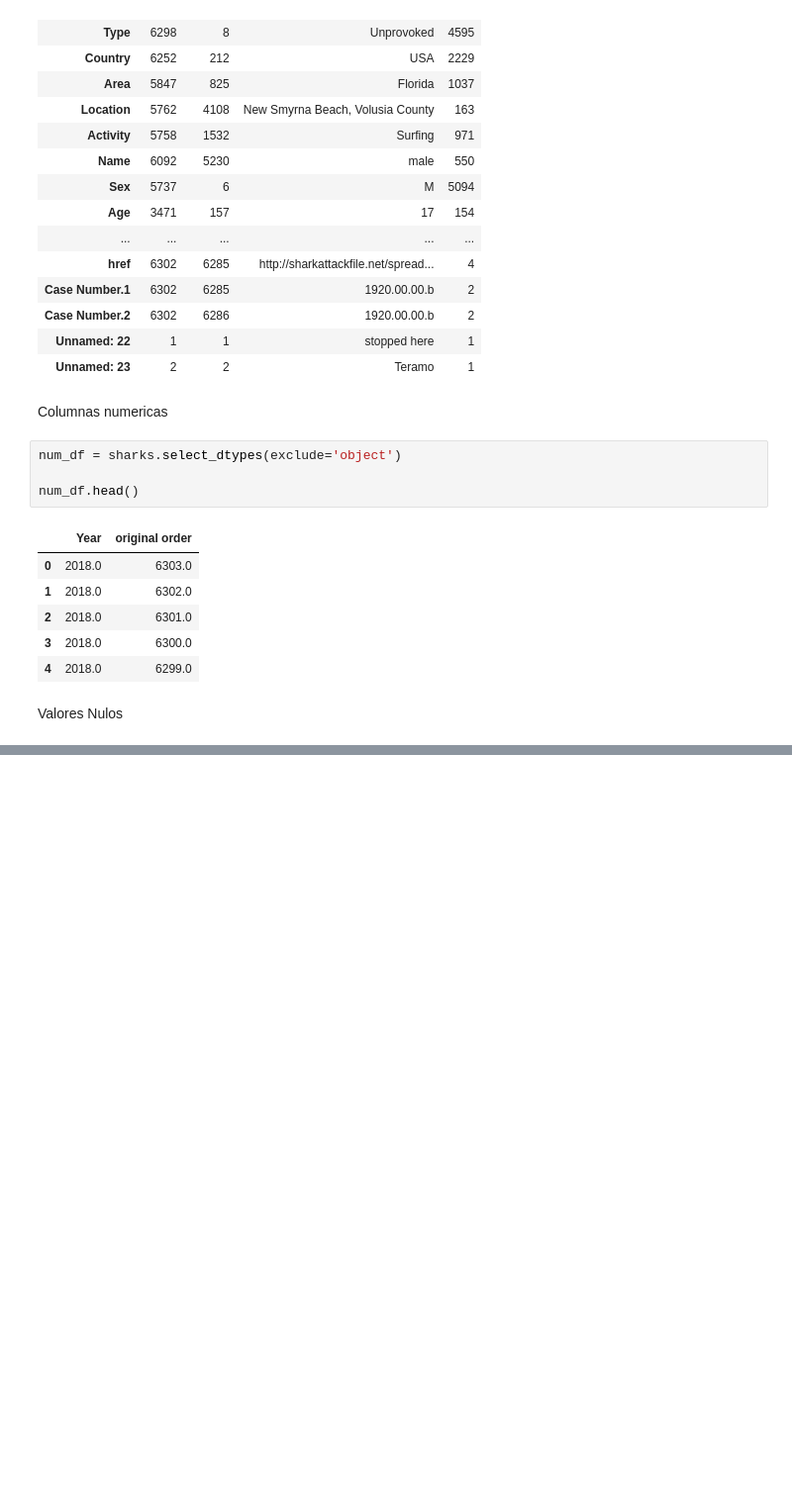
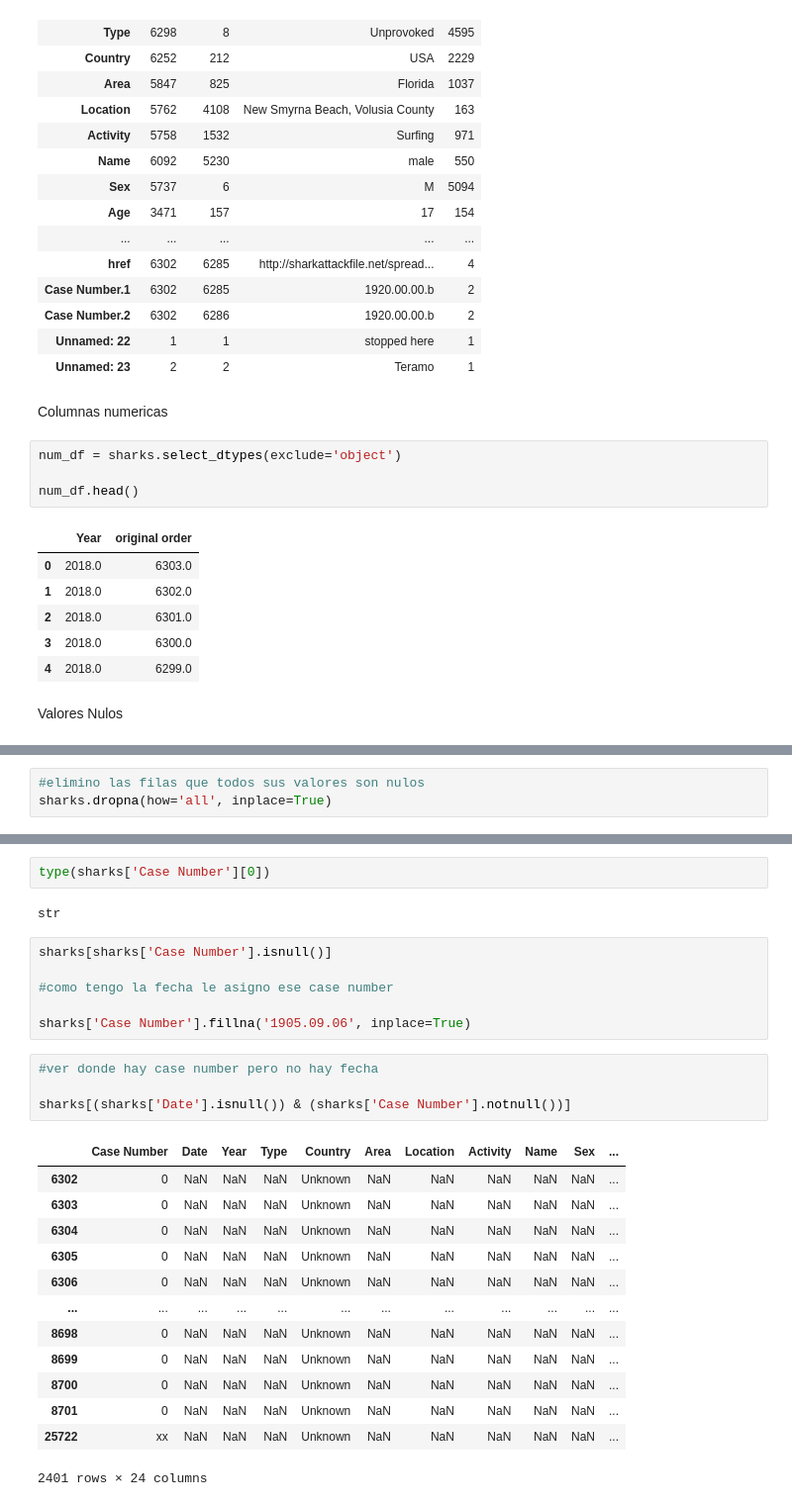
Before and after one commit to carolinariveraa/-CarolinaRivera-Sharks-, a Jupyter notebook: Notebook/main.ipynb, the cells around one changed output, grey strips where cells are left out. Shown: that part at 99% size. Drawn from its saved outputs; the diff is of its cells as text; blank space fills up the shorter version.

```diff
--- a/Notebook/main.ipynb
+++ b/Notebook/main.ipynb
@@ -84,0 +86,3 @@ original_shape
+# %%
+#elimino las filas que todos sus valores son nulos
+sharks.dropna(how='all', inplace=True)
@@ -106,0 +151,28 @@ dtype: int64
+# %%
+type(sharks['Case Number'][0])
+# %% [output]
+str
+# %%
+sharks[sharks['Case Number'].isnull()]
+
+#como tengo la fecha le asigno ese case number
+
+sharks['Case Number'].fillna('1905.09.06', inplace=True)
+# %%
+#ver donde hay case number pero no hay fecha
+
+sharks[(sharks['Date'].isnull()) & (sharks['Case Number'].notnull())]
+# %% [output]
+|  | Case Number | Date | Year | Type | Country | Area | Location | Activity | Name | Sex | ... |
+| 6302 | 0 | NaN | NaN | NaN | Unknown | NaN | NaN | NaN | NaN | NaN | ... |
+| 6303 | 0 | NaN | NaN | NaN | Unknown | NaN | NaN | NaN | NaN | NaN | ... |
+| 6304 | 0 | NaN | NaN | NaN | Unknown | NaN | NaN | NaN | NaN | NaN | ... |
+| 6305 | 0 | NaN | NaN | NaN | Unknown | NaN | NaN | NaN | NaN | NaN | ... |
+| 6306 | 0 | NaN | NaN | NaN | Unknown | NaN | NaN | NaN | NaN | NaN | ... |
+| ... | ... | ... | ... | ... | ... | ... | ... | ... | ... | ... | ... |
+| 8698 | 0 | NaN | NaN | NaN | Unknown | NaN | NaN | NaN | NaN | NaN | ... |
+| 8699 | 0 | NaN | NaN | NaN | Unknown | NaN | NaN | NaN | NaN | NaN | ... |
+| 8700 | 0 | NaN | NaN | NaN | Unknown | NaN | NaN | NaN | NaN | NaN | ... |
+| 8701 | 0 | NaN | NaN | NaN | Unknown | NaN | NaN | NaN | NaN | NaN | ... |
+| 25722 | xx | NaN | NaN | NaN | Unknown | NaN | NaN | NaN | NaN | NaN | ... |
+2401 rows × 24 columns
```
Also changed, not shown: parts of 21 cells of this notebook, 1 other file.
